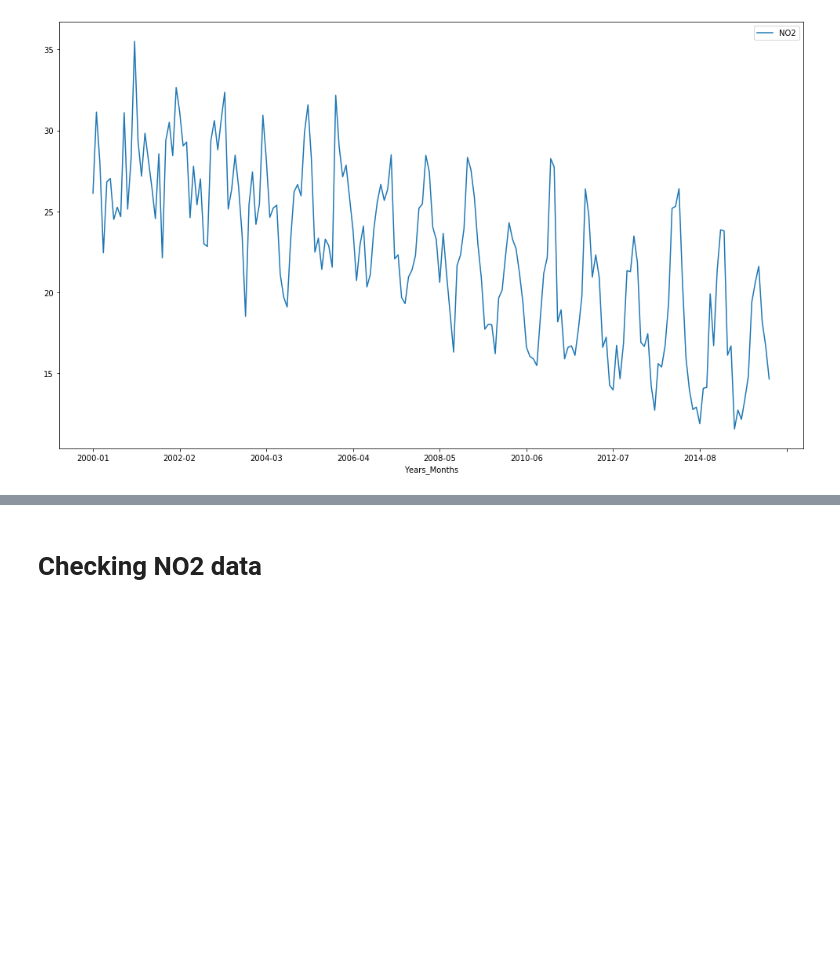
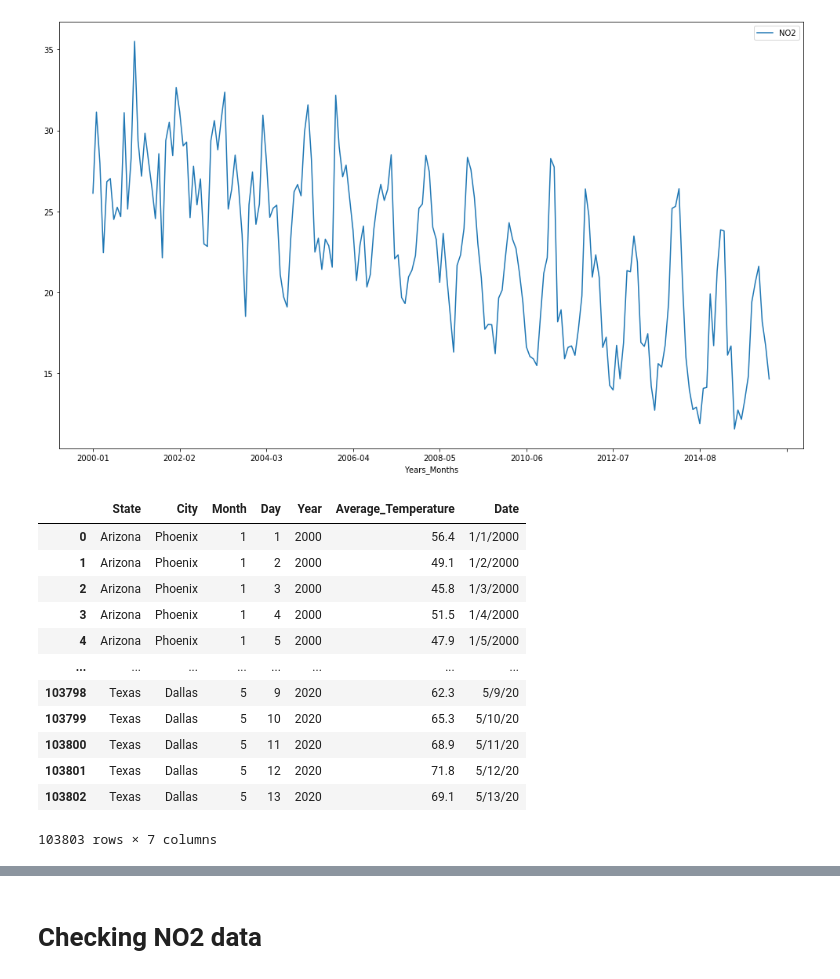
Before and after one commit to mehertech55/Climate-Change-Analysis, a Jupyter notebook: pollution_data_analysis.ipynb, the cells around one changed output, grey strips where cells are left out. Saved outputs shown, nothing was run; the diff lists cells and outputs as text; code cells hidden in the pictures; blank space fills up the shorter version.

```diff
--- a/pollution_data_analysis.ipynb
+++ b/pollution_data_analysis.ipynb
@@ -297,3 +333,20 @@ ny_gases_df.plot.line(figsize=(17,10), y='NO2', x='Years_Months')
 # %% [output]
 <matplotlib.axes._subplots.AxesSubplot at 0x...>
 [figure]
+# %%
+climate_data = pd.read_csv('data/climate_data.csv')
+climate_data
+# %% [output]
+|  | State | City | Month | Day | Year | Average_Temperature | Date |
+| 0 | Arizona | Phoenix | 1 | 1 | 2000 | 56.4 | 1/1/2000 |
+| 1 | Arizona | Phoenix | 1 | 2 | 2000 | 49.1 | 1/2/2000 |
+| 2 | Arizona | Phoenix | 1 | 3 | 2000 | 45.8 | 1/3/2000 |
+| 3 | Arizona | Phoenix | 1 | 4 | 2000 | 51.5 | 1/4/2000 |
+| 4 | Arizona | Phoenix | 1 | 5 | 2000 | 47.9 | 1/5/2000 |
+| ... | ... | ... | ... | ... | ... | ... | ... |
+| 103798 | Texas | Dallas | 5 | 9 | 2020 | 62.3 | 5/9/20 |
+| 103799 | Texas | Dallas | 5 | 10 | 2020 | 65.3 | 5/10/20 |
+| 103800 | Texas | Dallas | 5 | 11 | 2020 | 68.9 | 5/11/20 |
+| 103801 | Texas | Dallas | 5 | 12 | 2020 | 71.8 | 5/12/20 |
+| 103802 | Texas | Dallas | 5 | 13 | 2020 | 69.1 | 5/13/20 |
+103803 rows × 7 columns
```
Also changed, not shown: parts of 6 cells of this notebook, 1 other file.
